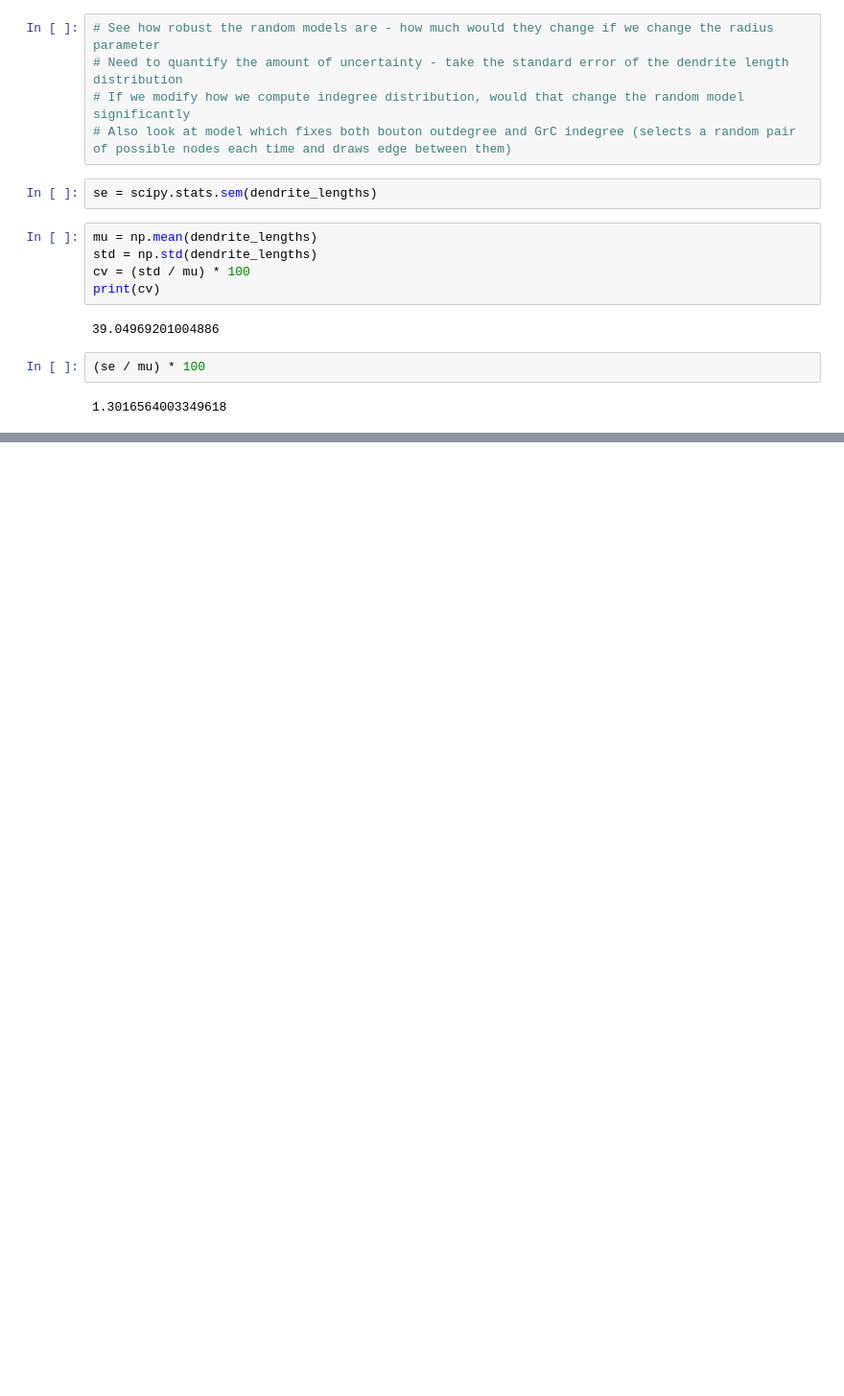
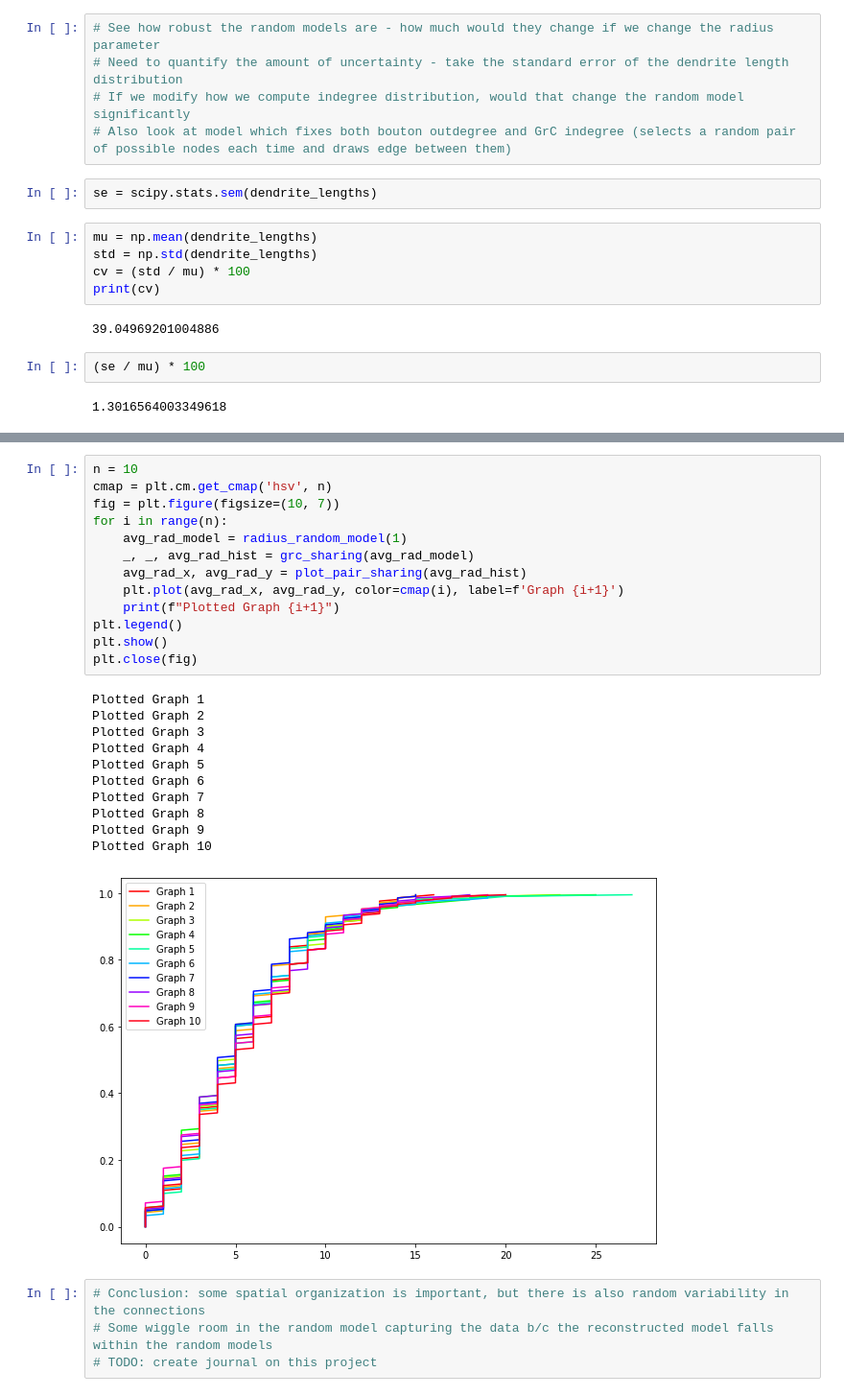
Before and after one commit to ArjunParthasarathy/MF-GrC-Connectivity, a Jupyter notebook: random_graph.ipynb, the cells around one changed output, grey strips where cells are left out. Shown at 96% size. Cells and saved outputs as stored; diff of their text form; blank space fills up the shorter version.

Commit message:
Final project code - still need to cleanup

```diff
--- a/random_graph.ipynb
+++ b/random_graph.ipynb
@@ -524,0 +554,29 @@ print(cv)
+# %%
+n = 10
+cmap = plt.cm.get_cmap('hsv', n)
+fig = plt.figure(figsize=(10, 7))
+for i in range(n):
+    avg_rad_model = radius_random_model(1)
+    _, _, avg_rad_hist = grc_sharing(avg_rad_model)
+    avg_rad_x, avg_rad_y = plot_pair_sharing(avg_rad_hist)
+    plt.plot(avg_rad_x, avg_rad_y, color=cmap(i), label=f'Graph {i+1}')
+    print(f"Plotted Graph {i+1}")
+plt.legend()
+plt.show()
+plt.close(fig)
+# %% [output]
+Plotted Graph 1
+Plotted Graph 2
+Plotted Graph 3
+Plotted Graph 4
+Plotted Graph 5
+Plotted Graph 6
+Plotted Graph 7
+Plotted Graph 8
+Plotted Graph 9
+Plotted Graph 10
+[figure, added]
+# %%
+# Conclusion: some spatial organization is important, but there is also random variability in the connections
+# Some wiggle room in the random model capturing the data b/c the reconstructed model falls within the random models
+# TODO: create journal on this project
```
Also changed, not shown: parts of 8 cells of this notebook, 3 other files.
